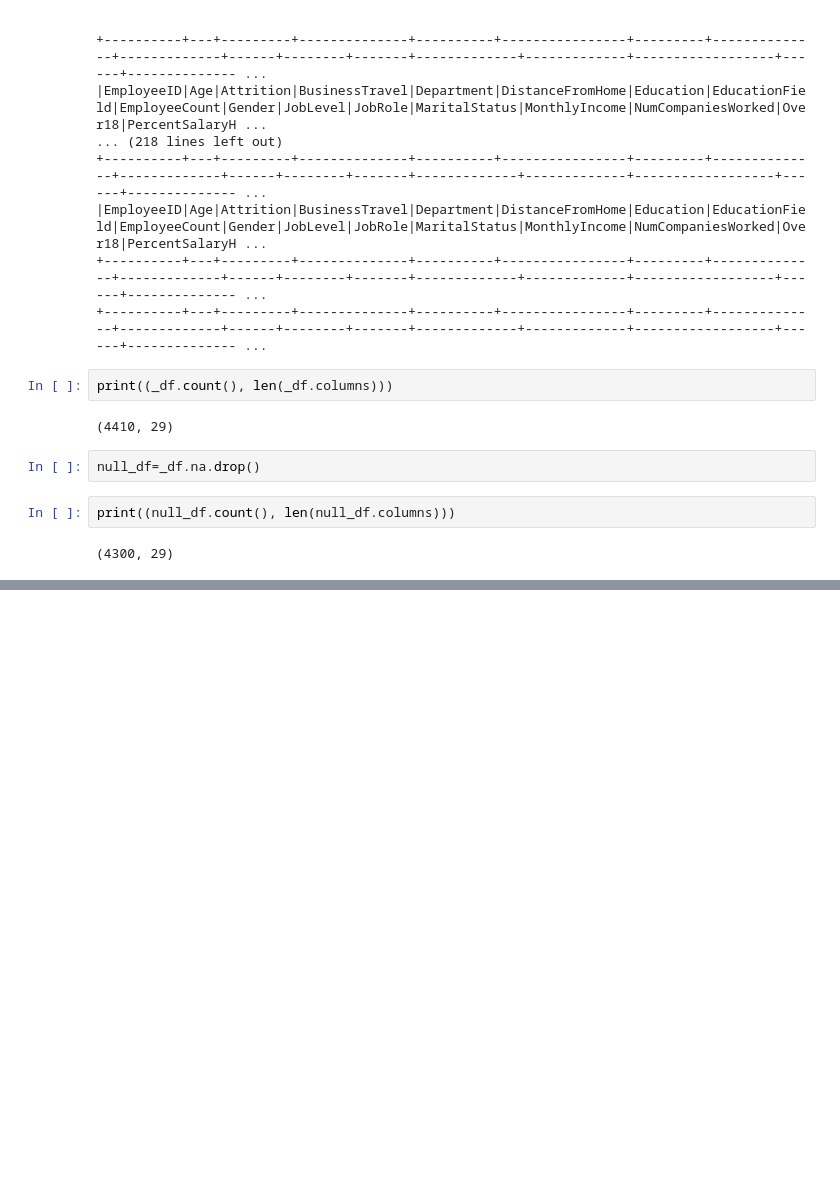
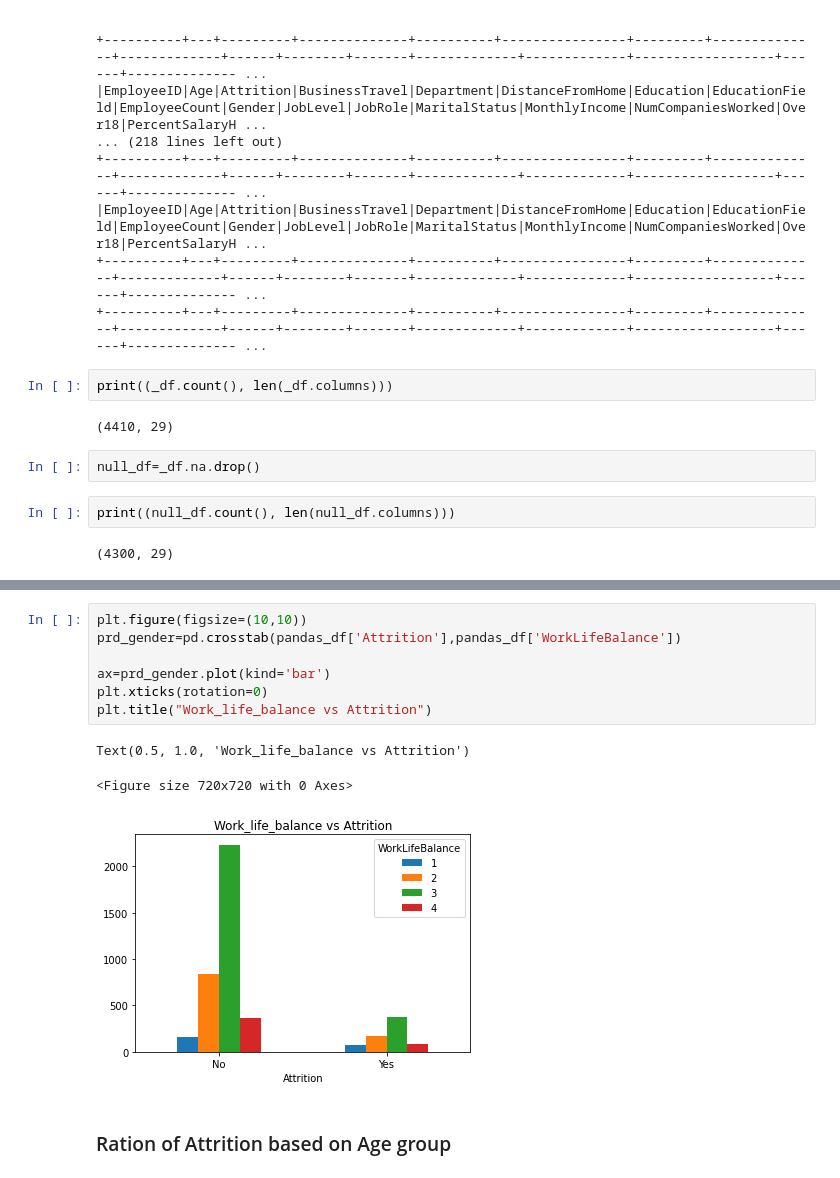
Before and after one commit to AyatoTanemura/aws-instance-dup, a Jupyter notebook: Iteration 4 pyspark.ipynb, the cells around one changed output, grey strips where cells are left out. Saved outputs shown, nothing was run; the diff lists cells and outputs as text; blank space fills up the shorter version.

```diff
--- a/Iteration 4 pyspark.ipynb
+++ b/Iteration 4 pyspark.ipynb
@@ -224,0 +314,13 @@ print((null_df.count(), len(null_df.columns)))
+# %%
+plt.figure(figsize=(10,10))
+prd_gender=pd.crosstab(pandas_df['Attrition'],pandas_df['WorkLifeBalance'])
+
+ax=prd_gender.plot(kind='bar')
+plt.xticks(rotation=0)
+plt.title("Work_life_balance vs Attrition")
+# %% [output]
+Text(0.5, 1.0, 'Work_life_balance vs Attrition')
+<Figure size 720x720 with 0 Axes>
+[figure, added]
+# %% [markdown]
+### Ration of Attrition based on Age group
```
Also changed, not shown: parts of 29 cells of this notebook.
